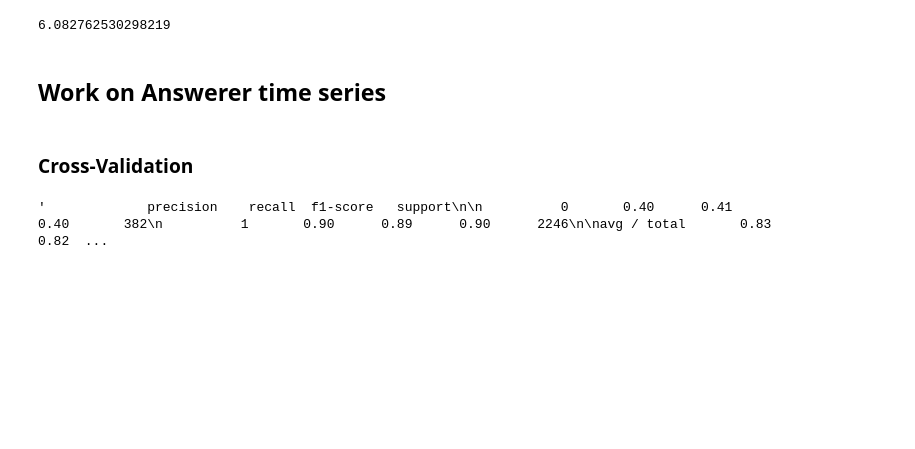
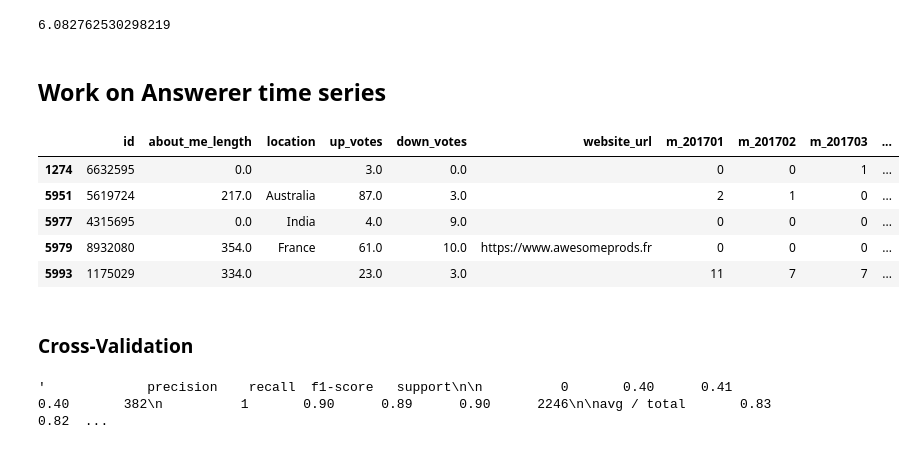
Before and after one commit to leomaxx/StackOverflowChurnAnalysis, a Jupyter notebook: 031_Answerer_Pattern_Dynamic_Time_Warping.ipynb, the cells around one changed output. Saved outputs shown, nothing was run; the diff lists cells and outputs as text; code cells hidden in the pictures; blank space fills up the shorter version.

```diff
--- a/031_Answerer_Pattern_Dynamic_Time_Warping.ipynb
+++ b/031_Answerer_Pattern_Dynamic_Time_Warping.ipynb
@@ -46,6 +46,15 @@ DTWDistance(s1, s2)
 # %%
 with open('./data/processed/topans.pkl','rb') as picklefile:
     topans = pickle.load(picklefile)
+# %%
+topans.head()
+# %% [output]
+|  | id | about_me_length | location | up_votes | down_votes | website_url | m_201701 | m_201702 | m_201703 | ... |
+| 1274 | 6632595 | 0.0 |  | 3.0 | 0.0 |  | 0 | 0 | 1 | ... |
+| 5951 | 5619724 | 217.0 | Australia | 87.0 | 3.0 |  | 2 | 1 | 0 | ... |
+| 5977 | 4315695 | 0.0 | India | 4.0 | 9.0 |  | 0 | 0 | 0 | ... |
+| 5979 | 8932080 | 354.0 | France | 61.0 | 10.0 | https://www.awesomeprods.fr | 0 | 0 | 0 | ... |
+| 5993 | 1175029 | 334.0 |  | 23.0 | 3.0 |  | 11 | 7 | 7 | ... |
 # %%
 topans.set_index('id', inplace=True)
 cols_to_drop = ['about_me_length', 'location', 'up_votes', 'down_votes', 'website_url', 'creation_year', 'creation_month']
```
Also changed, not shown: 3 other files.
